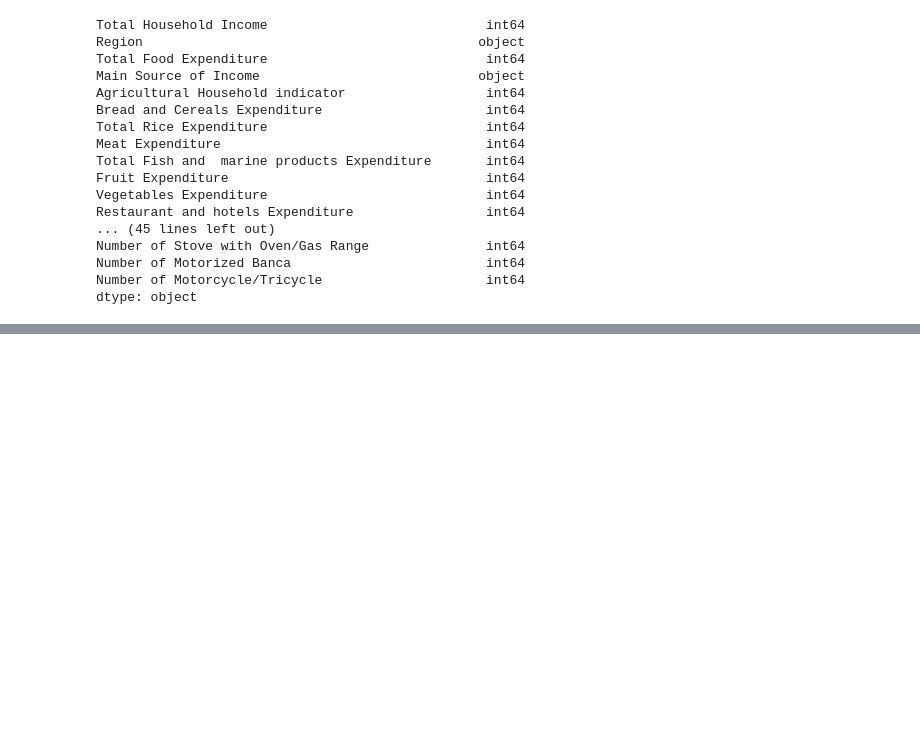
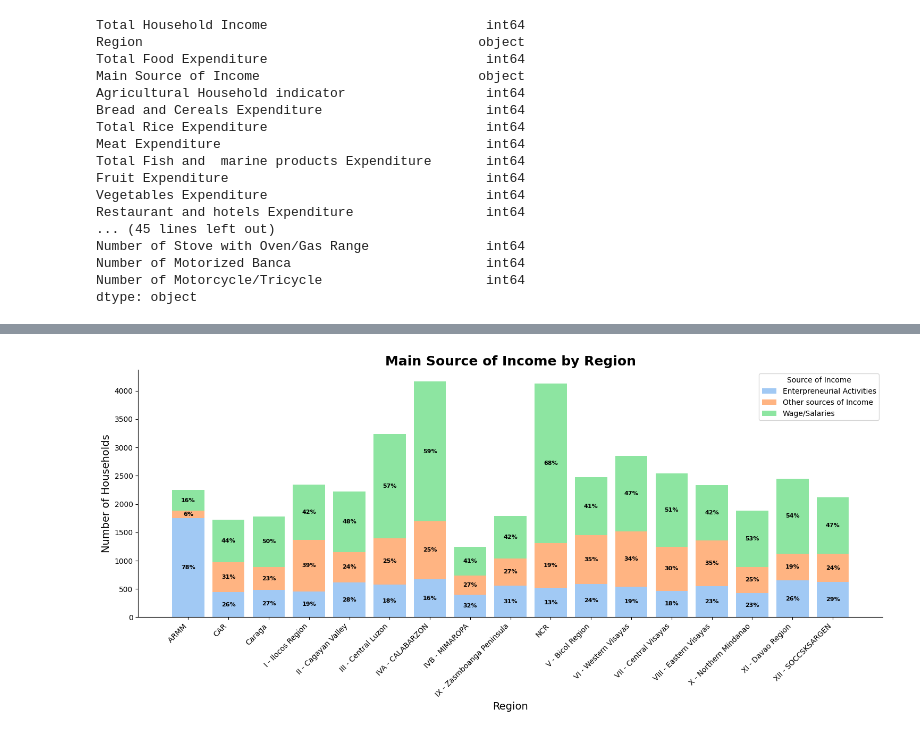
Before and after one commit to itchyboikemmm/Finals-Project-ITELEC303, a Jupyter notebook: FINAL PROJECT-Family Income and Expenditure.ipynb, the cells around one changed output, grey strips where cells are left out. Saved outputs shown, nothing was run; the diff lists cells and outputs as text; code cells hidden in the pictures; blank space fills up the shorter version.

```diff
--- a/FINAL PROJECT-Family Income and Expenditure.ipynb
+++ b/FINAL PROJECT-Family Income and Expenditure.ipynb
@@ -81,16 +48,0 @@ https://www.pna.gov.ph/articles/1083313
-# %%
-# Create household size categories
-def categorize_household(size):
-    if size <= 3:
-        return "Small (1-3)"
-    elif size <= 5:
-        return "Medium (4-5)"
-    else:
-        return "Large (6+)"
-
-df["Household Category"] = df["Household Size"].apply(categorize_household)
-
-# Group and calculate average income
-average_income = df.groupby("Household Category")["Total Household Income"].mean().round(2)
-
-average_income
@@ -118,0 +49,62 @@ dtype: object
+# %%
+# Prepare the data for plotting
+ct = pd.crosstab(df["Region"], df["Main Source of Income"])
+
+# Compute percentage per region (for labeling only)
+ct_pct = ct.div(ct.sum(axis=1), axis=0) * 100
+
+plt.figure(figsize=(15, 7))
+
+# Track cumulative bottom for positioning
+bottom = None
+colors = sns.color_palette("pastel", n_colors=len(ct.columns))
+
+# We'll store the bottom values for label positioning
+cumulative = ct.copy() * 0  # same shape, zeros
+
+for idx, col in enumerate(ct.columns):
+    plt.bar(
+        ct.index,
+        ct[col],
+        bottom=bottom,
+        label=col,
+        color=colors[idx]
+    )
+    # Update cumulative for label y-position
+    if bottom is None:
+        cumulative[col] = ct[col]
+        bottom = ct[col]
+    else:
+        cumulative[col] = bottom + ct[col]
+        bottom = cumulative[col]
+
+# Now add percentage labels
+for idx, col in enumerate(ct.columns):
+    for i, region in enumerate(ct.index):
+        pct_val = ct_pct.loc[region, col]
+        count_val = ct.loc[region, col]
+        if count_val > 0:  # Only label if there's at least 1 household
+            # Position label in the middle of the segment
+            if idx == 0:
+                y_pos = ct.loc[region, col] / 2
+            else:
+                y_pos = (cumulative[col].loc[region] - ct.loc[region, col] / 2)
+
+            # Only show if segment is tall enough to fit text (~>50 households)
+            if ct.loc[region, col] >= 50:
+                plt.text(
+                    i, y_pos, f'{pct_val:.0f}%',
+                    ha='center', va='center',
+                    fontsize=8, fontweight='bold', color='black'
+                )
+
+plt.title("Main Source of Income by Region", fontsize=18, weight="bold")
+plt.xlabel("Region", fontsize=14)
+plt.ylabel("Number of Households", fontsize=14)
+plt.xticks(rotation=45, ha='right')
+plt.legend(title="Source of Income")
+sns.despine()
+plt.tight_layout()
+plt.show()
+# %% [output]
+[figure, added]
```
Also changed, not shown: parts of 9 cells of this notebook.
